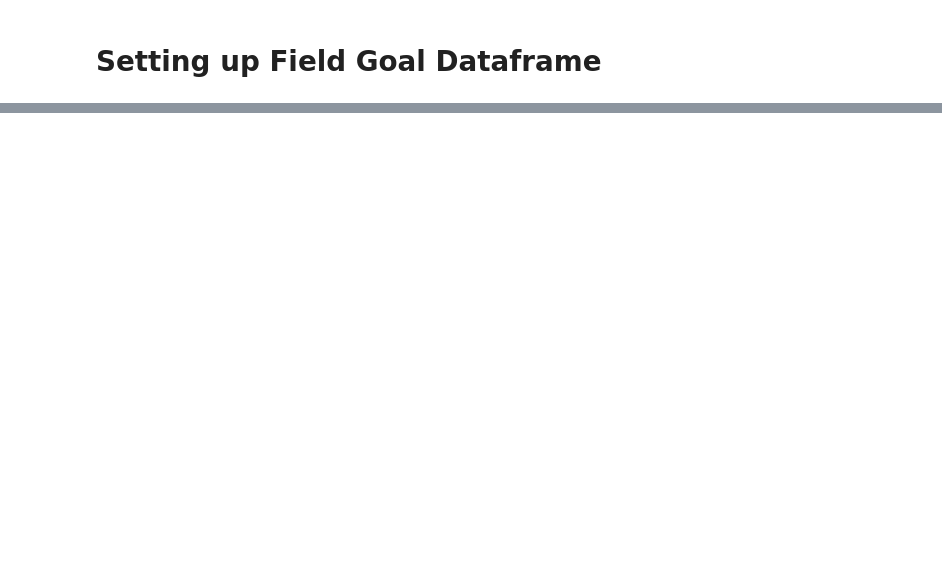
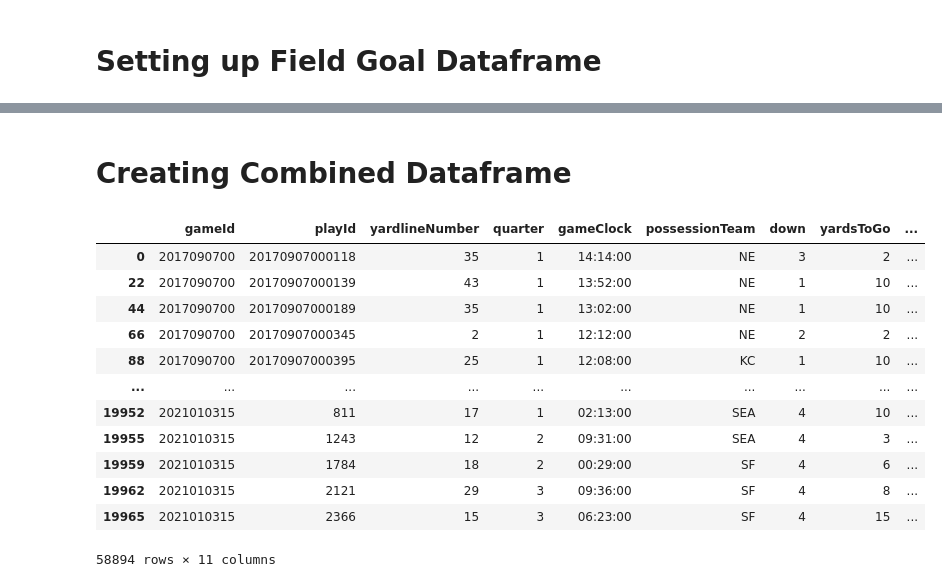
Before and after one commit to chazmorton/NFL-Play-Type-Prediction, a Jupyter notebook: Overall Dataframe.ipynb, the cells around one changed output, grey strips where cells are left out. Saved outputs shown, nothing was run; the diff lists cells and outputs as text; code cells hidden in the pictures; blank space fills up the shorter version.

Commit message:
adding combined df

```diff
--- a/Overall Dataframe.ipynb
+++ b/Overall Dataframe.ipynb
@@ -209,7 +172,7 @@ print(df_punts)
 # %%
 # Entire df_passes with unique plays (every game)
 
-df_punts_uniquePlays = df_punts.drop_duplicates(subset=["playId"])
+df_punts_uniquePlays = df_punts.drop_duplicates(subset=["gameId", "playId"])
 print(df_punts_uniquePlays)
 print(df_punts_uniquePlays.count())
 # %% [output]
@@ -235,6 +198,7 @@ dtype: int64
 # %%
 df_field_goals = df_2022[["gameId", "playId", "yardlineNumber", "quarter", "gameClock", "possessionTeam", "down", "yardsToGo", "yardlineSide", "preSnapHomeScore", "preSnapVisitorScore", "specialTeamsPlayType"]]
 df_field_goals = df_field_goals.loc[df_field_goals["specialTeamsPlayType"] == "Field Goal"]
+df_field_goals = df_field_goals.drop(columns=["specialTeamsPlayType"])
 
 print(df_field_goals)
 # %% [output]
@@ -258,7 +222,7 @@ print(df_field_goals)
 # %%
-# Entire df_passes with unique plays (every game)
+# Entire df_field_goals with unique plays (every game)
 
-df_field_goals_uniquePlays = df_field_goals.drop_duplicates(subset=["playId"])
+df_field_goals_uniquePlays = df_field_goals.drop_duplicates(subset=["gameId", "playId"])
 print(df_field_goals_uniquePlays)
 print(df_field_goals_uniquePlays.count())
 # %% [output]
@@ -281,0 +281,19 @@ dtype: int64
+# %% [markdown]
+# Creating Combined Dataframe
+# %%
+df_major = pd.concat([df_runs_uniquePlays, df_passes_uniquePlays, df_punts_uniquePlays, df_field_goals_uniquePlays])
+df_major
+# %% [output]
+|  | gameId | playId | yardlineNumber | quarter | gameClock | possessionTeam | down | yardsToGo | ... |
+| 0 | 2017090700 | 20170907000118 | 35 | 1 | 14:14:00 | NE | 3 | 2 | ... |
+| 22 | 2017090700 | 20170907000139 | 43 | 1 | 13:52:00 | NE | 1 | 10 | ... |
+| 44 | 2017090700 | 20170907000189 | 35 | 1 | 13:02:00 | NE | 1 | 10 | ... |
+| 66 | 2017090700 | 20170907000345 | 2 | 1 | 12:12:00 | NE | 2 | 2 | ... |
+| 88 | 2017090700 | 20170907000395 | 25 | 1 | 12:08:00 | KC | 1 | 10 | ... |
+| ... | ... | ... | ... | ... | ... | ... | ... | ... | ... |
+| 19952 | 2021010315 | 811 | 17 | 1 | 02:13:00 | SEA | 4 | 10 | ... |
+| 19955 | 2021010315 | 1243 | 12 | 2 | 09:31:00 | SEA | 4 | 3 | ... |
+| 19959 | 2021010315 | 1784 | 18 | 2 | 00:29:00 | SF | 4 | 6 | ... |
+| 19962 | 2021010315 | 2121 | 29 | 3 | 09:36:00 | SF | 4 | 8 | ... |
+| 19965 | 2021010315 | 2366 | 15 | 3 | 06:23:00 | SF | 4 | 15 | ... |
+58894 rows × 11 columns
```
Also changed, not shown: parts of 12 cells of this notebook.
